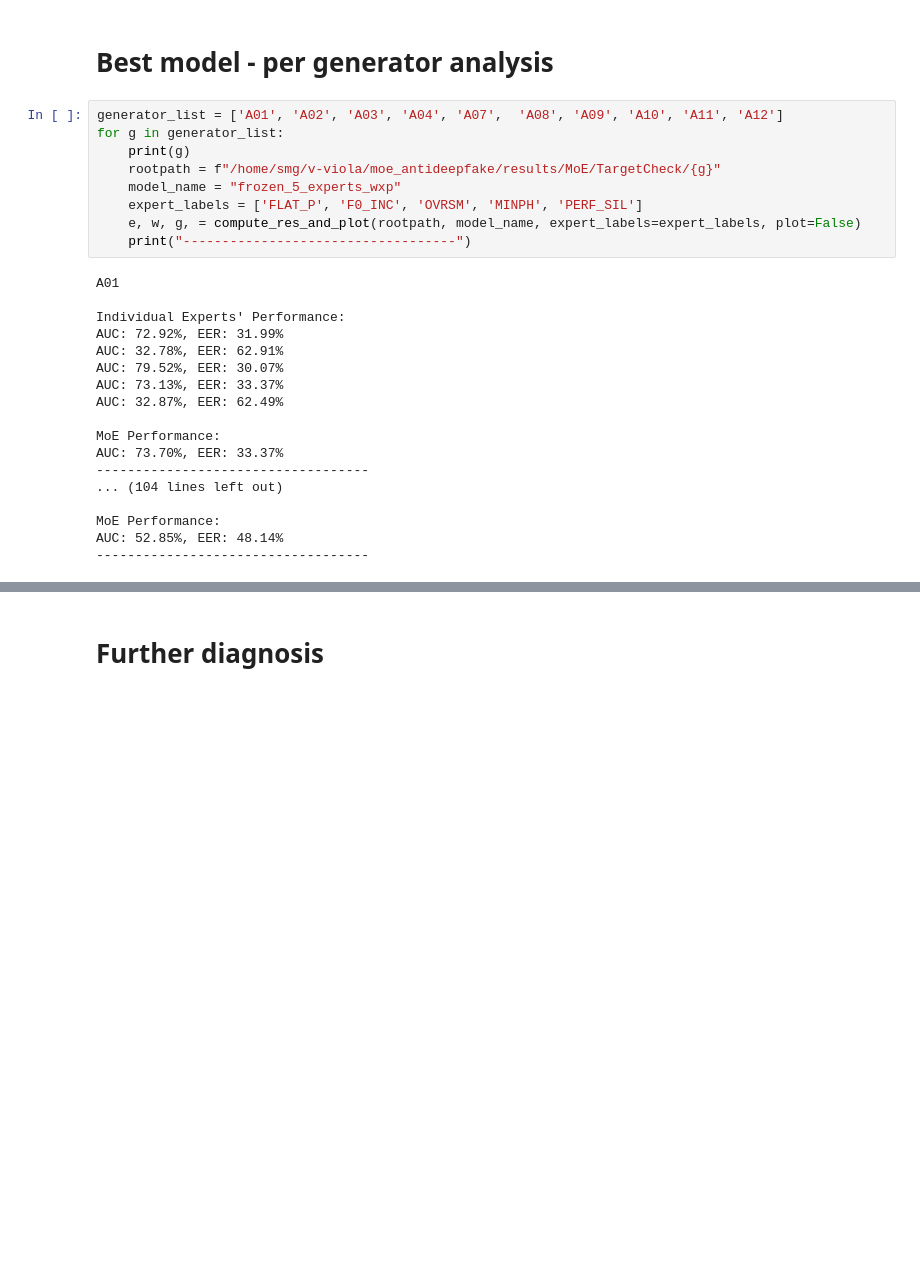
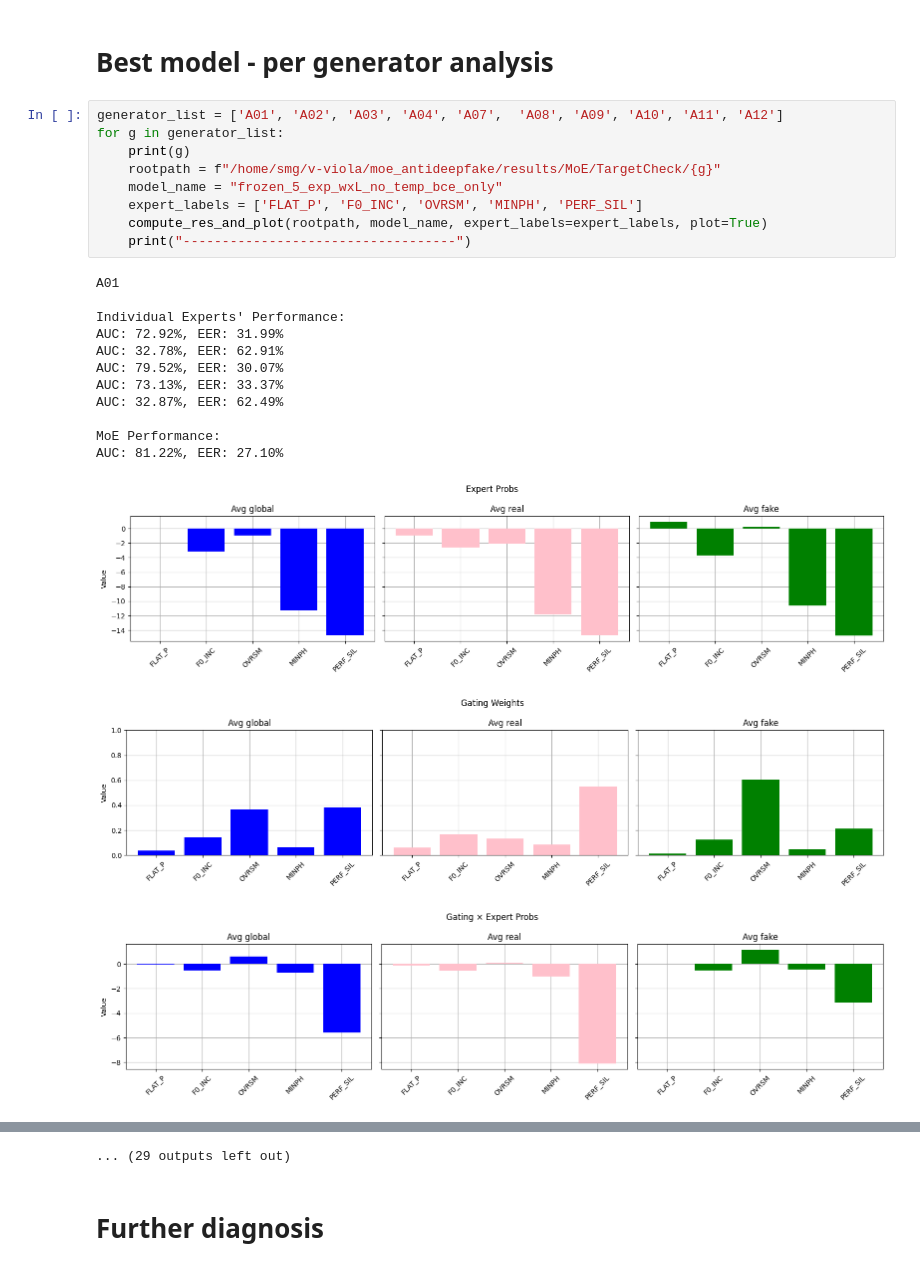
Before and after one commit to nii-yamagishilab/MoE-AntiDeepfake, a Jupyter notebook: notebooks/2_analyze_weights.ipynb, the cells around one changed output, grey strips where cells are left out. Cells and saved outputs as stored; diff of their text form; blank space fills up the shorter version.

```diff
--- a/notebooks/2_analyze_weights.ipynb
+++ b/notebooks/2_analyze_weights.ipynb
@@ -157,27 +177,24 @@ AUC: 58.38%, EER: 44.40%
 # %%
 generator_list = ['A01', 'A02', 'A03', 'A04', 'A07',  'A08', 'A09', 'A10', 'A11', 'A12']
 for g in generator_list:
     print(g)
     rootpath = f"/home/smg/v-viola/moe_antideepfake/results/MoE/TargetCheck/{g}"
-    model_name = "frozen_5_experts_wxp"
+    model_name = "frozen_5_exp_wxL_no_temp_bce_only"
     expert_labels = ['FLAT_P', 'F0_INC', 'OVRSM', 'MINPH', 'PERF_SIL']
-    e, w, g, = compute_res_and_plot(rootpath, model_name, expert_labels=expert_labels, plot=False)
+    compute_res_and_plot(rootpath, model_name, expert_labels=expert_labels, plot=True)
     print("-----------------------------------")
 # %% [output]
 A01
 
 Individual Experts' Performance:
 AUC: 72.92%, EER: 31.99%
 AUC: 32.78%, EER: 62.91%
 AUC: 79.52%, EER: 30.07%
 AUC: 73.13%, EER: 33.37%
 AUC: 32.87%, EER: 62.49%
 
 MoE Performance:
-AUC: 73.70%, EER: 33.37%
------------------------------------
-... (104 lines left out)
-
-MoE Performance:
-AUC: 52.85%, EER: 48.14%
------------------------------------
+AUC: 81.22%, EER: 27.10%
+[figure, added]
+[figure, added]
+[figure, added]
@@ -184,3 +231,4 @@ AUC: 52.85%, EER: 48.14%
+... (29 outputs left out)
 # %% [markdown]
 # Further diagnosis
 # %%
```
Also changed, not shown: parts of 7 cells of this notebook, 6 other files.
